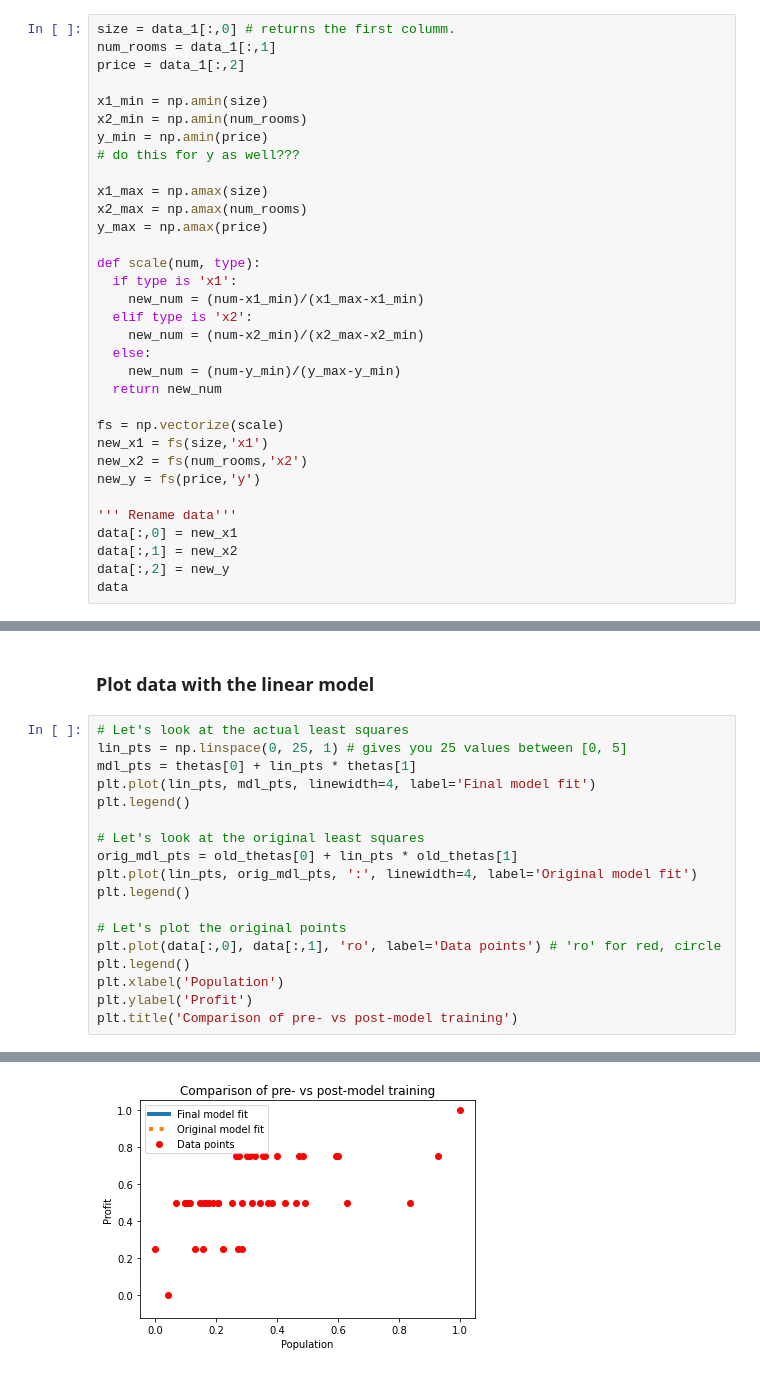
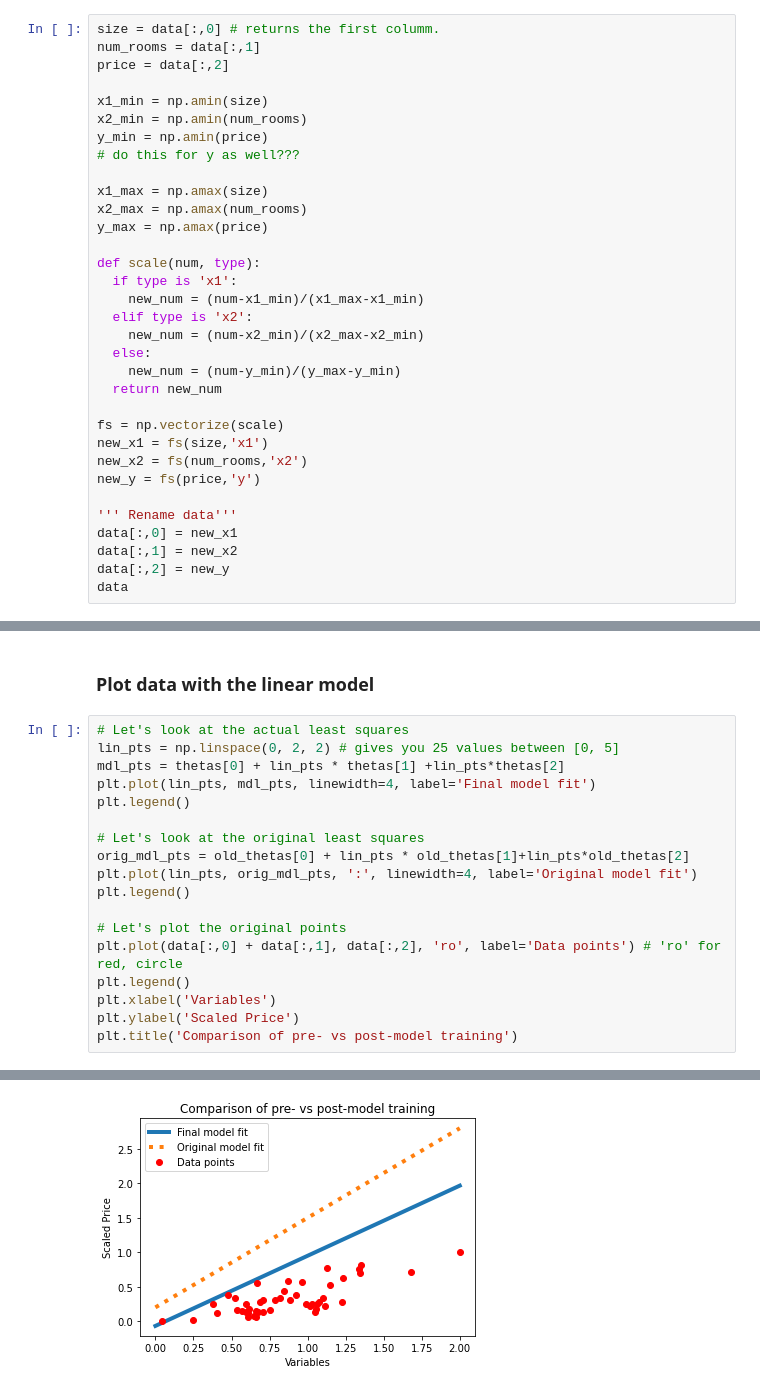
Before and after one commit to gentryae/ML_classwork, a Jupyter notebook: A8_pt2.ipynb, the cells around one changed output, grey strips where cells are left out. Saved outputs shown, nothing was run; the diff lists cells and outputs as text.

```diff
--- a/A8_pt2.ipynb
+++ b/A8_pt2.ipynb
@@ -38,9 +39,9 @@ array([[2.10400e+03, 3.00000e+00, 3.99900e+05],
 
 $$x_{new} = \frac{x-x_{min}}{x_{max}-x_{min}}$$
 # %%
-size = data_1[:,0] # returns the first columm.
-num_rooms = data_1[:,1]
-price = data_1[:,2]
+size = data[:,0] # returns the first columm.
+num_rooms = data[:,1]
+price = data[:,2]
 
 x1_min = np.amin(size)
 x2_min = np.amin(num_rooms)
@@ -314,22 +315,22 @@ plt.title('Model Training - Cost');
 ### Plot data with the linear model
 # %%
 # Let's look at the actual least squares
-lin_pts = np.linspace(0, 25, 1) # gives you 25 values between [0, 5]
-mdl_pts = thetas[0] + lin_pts * thetas[1]
+lin_pts = np.linspace(0, 2, 2) # gives you 25 values between [0, 5]
+mdl_pts = thetas[0] + lin_pts * thetas[1] +lin_pts*thetas[2]
 plt.plot(lin_pts, mdl_pts, linewidth=4, label='Final model fit')
 plt.legend()
 
 # Let's look at the original least squares
-orig_mdl_pts = old_thetas[0] + lin_pts * old_thetas[1]
+orig_mdl_pts = old_thetas[0] + lin_pts * old_thetas[1]+lin_pts*old_thetas[2]
 plt.plot(lin_pts, orig_mdl_pts, ':', linewidth=4, label='Original model fit')
 plt.legend()
 
 # Let's plot the original points
-plt.plot(data[:,0], data[:,1], 'ro', label='Data points') # 'ro' for red, circle
+plt.plot(data[:,0] + data[:,1], data[:,2], 'ro', label='Data points') # 'ro' for red, circle
 plt.legend()
-plt.xlabel('Population')
-plt.ylabel('Profit')
+plt.xlabel('Variables')
+plt.ylabel('Scaled Price')
 plt.title('Comparison of pre- vs post-model training')
 # %% [output]
 Text(0.5, 1.0, 'Comparison of pre- vs post-model training')
-[figure, old version]
+[figure, new version]
```
Also changed, not shown: parts of 3 cells of this notebook.
